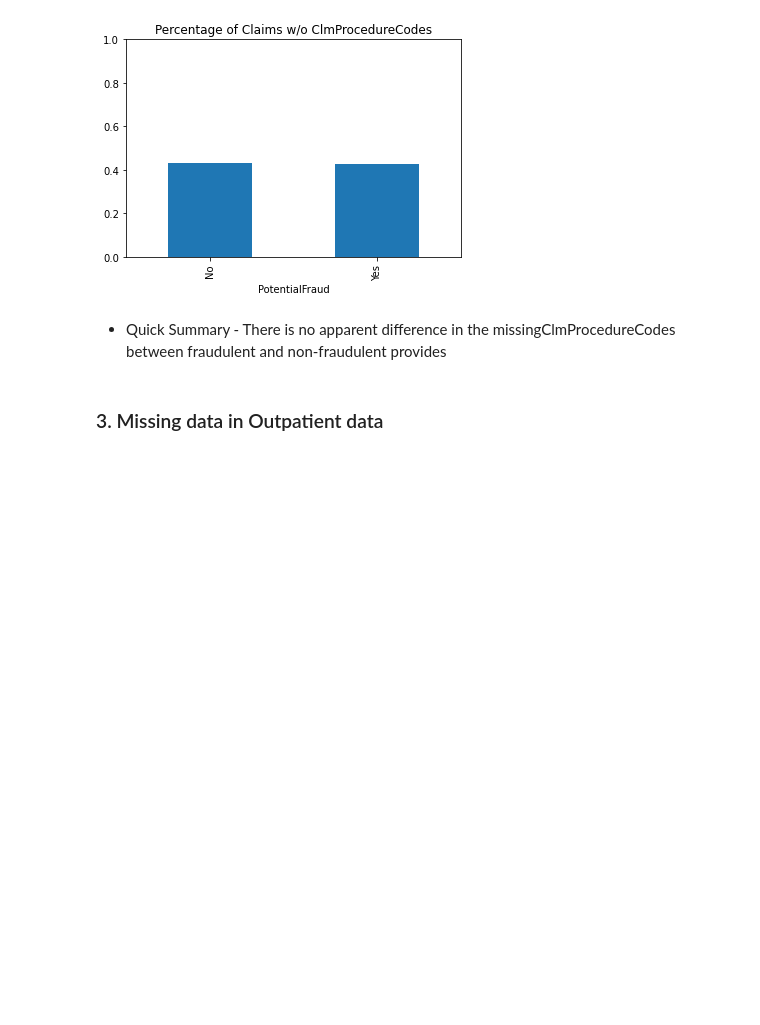
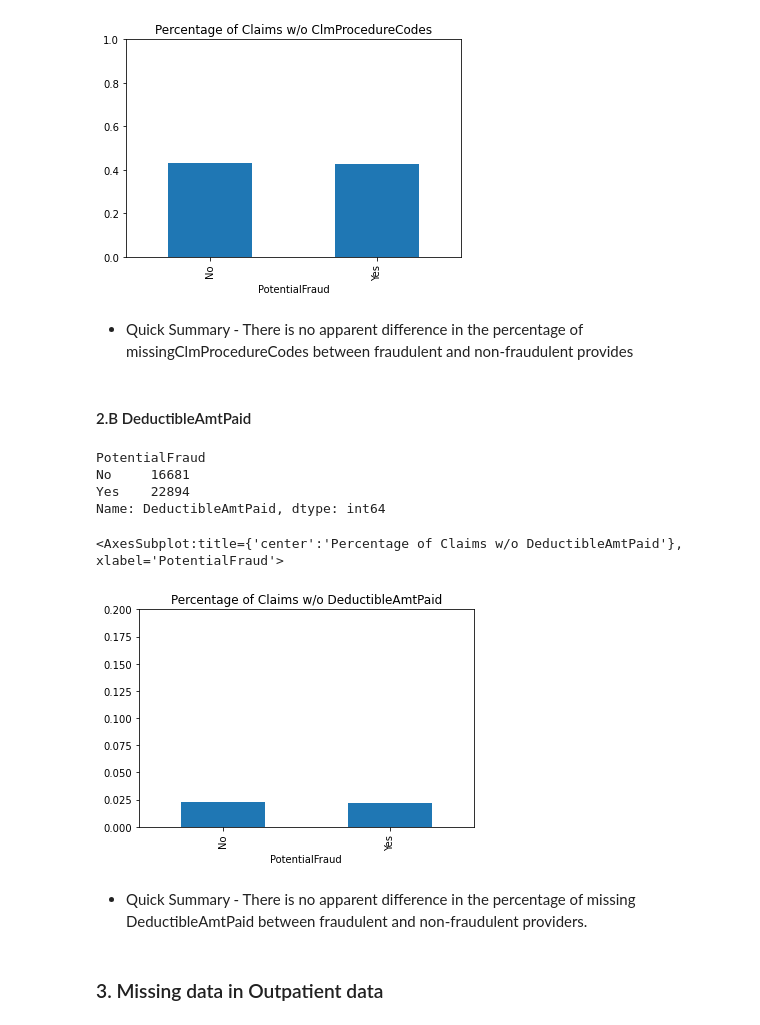
Before and after one commit to Smoreonfire/Health-Care-Provider-Fraud-Detection, a Jupyter notebook: Preliminary EDA - Missing Data.ipynb, the cells around one changed output. Cells and saved outputs as stored; diff of their text form; code cells hidden in the pictures; blank space fills up the shorter version.

Commit message:
Add files via upload
updated Missing Data Analysis, Aug3+2022

```diff
--- a/Preliminary EDA - Missing Data.ipynb
+++ b/Preliminary EDA - Missing Data.ipynb
@@ -262,7 +271,26 @@ PercentageofClaim.plot(kind = 'bar', title = "Percentage of Claims w/o ClmProced
 <AxesSubplot:title={'center':'Percentage of Claims w/o ClmProcedureCodes'}, xlabel='PotentialFraud'>
 [figure]
 # %% [markdown]
-* Quick Summary - There is no apparent difference in the missingClmProcedureCodes between fraudulent and non-fraudulent provides
+* Quick Summary - There is no apparent difference in the percentage of missingClmProcedureCodes between fraudulent and non-fraudulent provides
+# %% [markdown]
+#### 2.B DeductibleAmtPaid
+# %%
+df1_inp.groupby(['PotentialFraud']).DeductibleAmtPaid.count()
+# %% [output]
+PotentialFraud
+No     16681
+Yes    22894
+Name: DeductibleAmtPaid, dtype: int64
+# %%
+#Percentage of claims with missing DeductibleAmtPaid submitted by Non-Frauduluent and Fraudulent Providers
+PercentageofClaim = 1- df1_inp.groupby(['PotentialFraud']).DeductibleAmtPaid.count().divide(df1_inp.groupby(['PotentialFraud']).ClaimID.count())
+# %%
+PercentageofClaim.plot(kind = 'bar', title = "Percentage of Claims w/o DeductibleAmtPaid",ylim = (0,0.2))
+# %% [output]
+<AxesSubplot:title={'center':'Percentage of Claims w/o DeductibleAmtPaid'}, xlabel='PotentialFraud'>
+[figure, added]
+# %% [markdown]
+* Quick Summary - There is no apparent difference in the percentage of missing DeductibleAmtPaid between fraudulent and non-fraudulent providers.
 # %% [markdown]
 ### 3. Missing data in Outpatient data
 # %%
```
Also changed, not shown: parts of 7 cells of this notebook.
